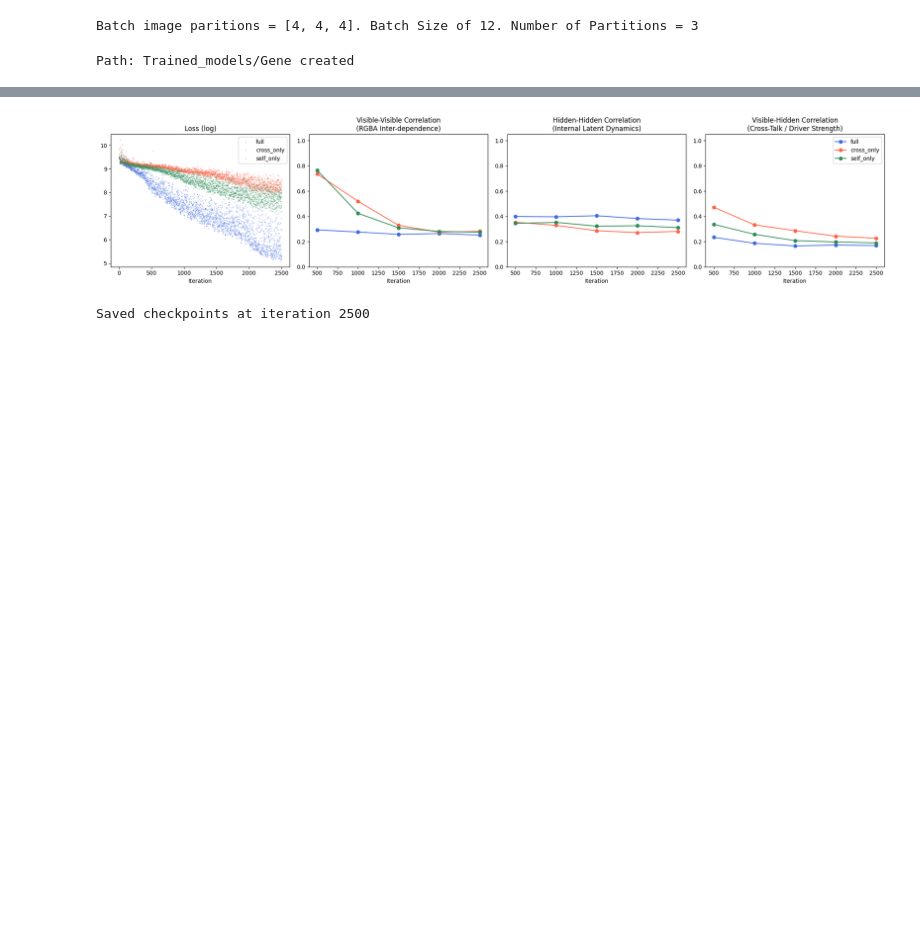
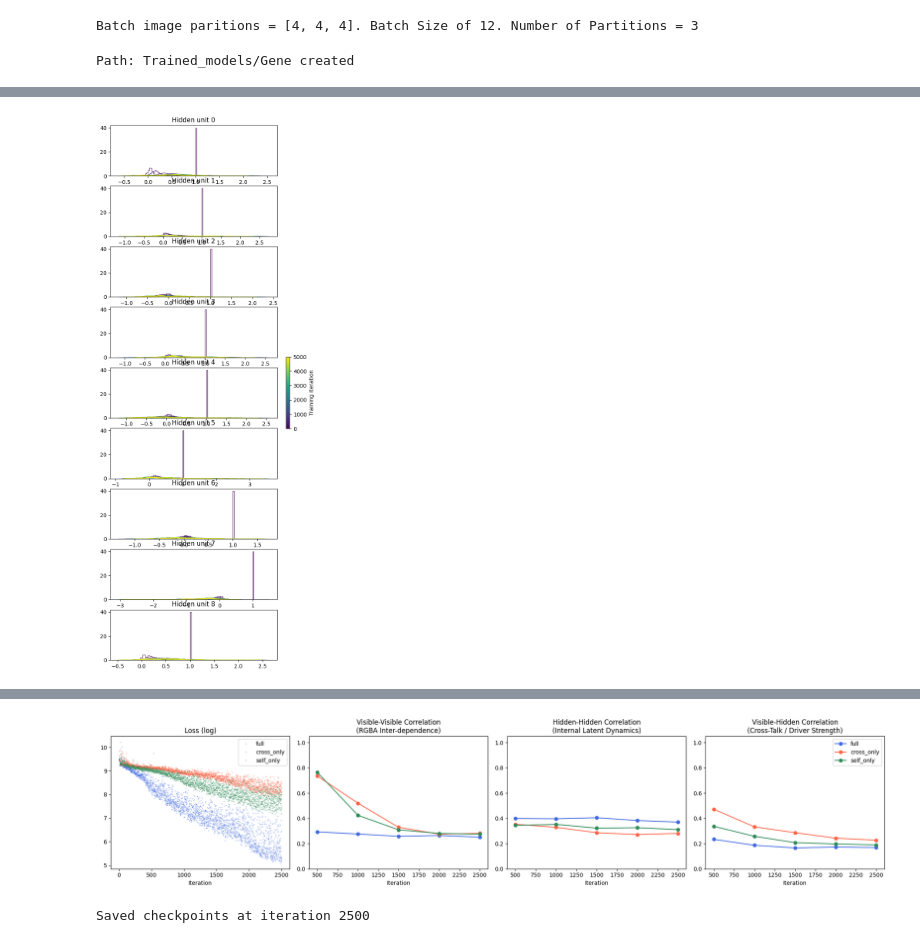
Before and after one commit to lshofsl/Advanced-topics-in-PoD-project-, a Jupyter notebook: EBM_NCA_baseline.ipynb, the cells around one changed output, grey strips where cells are left out. Saved outputs shown, nothing was run; the diff lists cells and outputs as text; code cells hidden in the pictures; blank space fills up the shorter version.

```diff
--- a/EBM_NCA_baseline.ipynb
+++ b/EBM_NCA_baseline.ipynb
@@ -199,0 +248,19 @@ Trained_models/Gene/GeneCA_gene_size_3.pth
+# %%
+n_hidden = hidden_layers[0].shape[1]
+n_snapshots = len(hidden_layers)
+cmap = plt.cm.viridis
+
+fig, axes = plt.subplots(n_hidden, 1, figsize=(6, 2*n_hidden), sharex=False)
+for h_idx in range(n_hidden):
+    ax = axes[h_idx]
+    for snap_idx, (h_live, it) in enumerate(zip(hidden_layers, hidden_layers_iters)):
+        color = cmap(snap_idx / max(n_snapshots - 1, 1))
+        ax.hist(h_live[:, h_idx], bins=40, density=True, histtype='step',
+                 color=color, alpha=0.8)
+    ax.set_title(f"Hidden unit {h_idx}")
+
+sm = plt.cm.ScalarMappable(cmap=cmap, norm=plt.Normalize(vmin=hidden_layers_iters[0], vmax=hidden_layers_iters[-1]))
+fig.colorbar(sm, ax=axes, label="Training iteration", fraction=0.02)
+plt.show()
+# %% [output]
+[figure, added]
```
Also changed, not shown: parts of 6 cells of this notebook.
